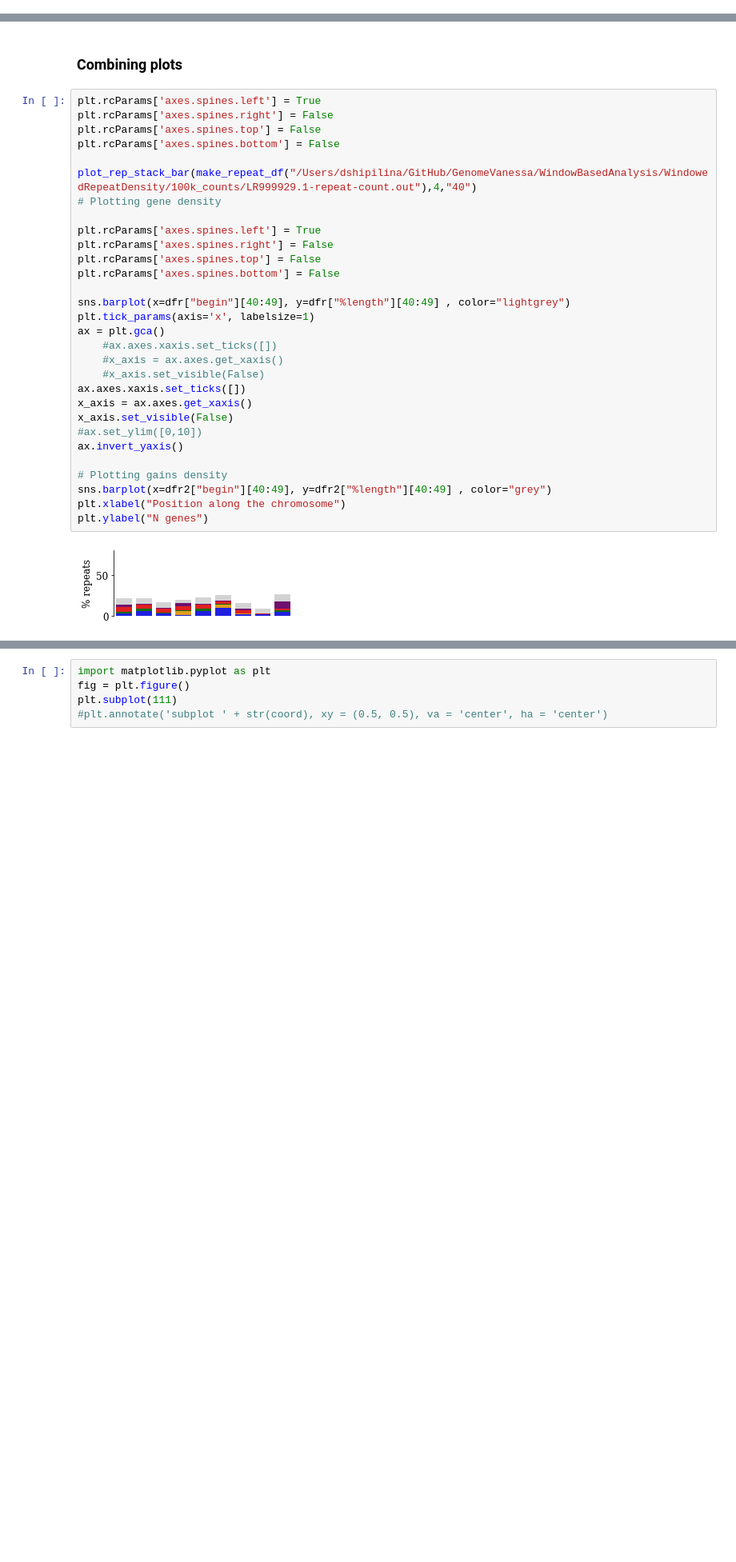
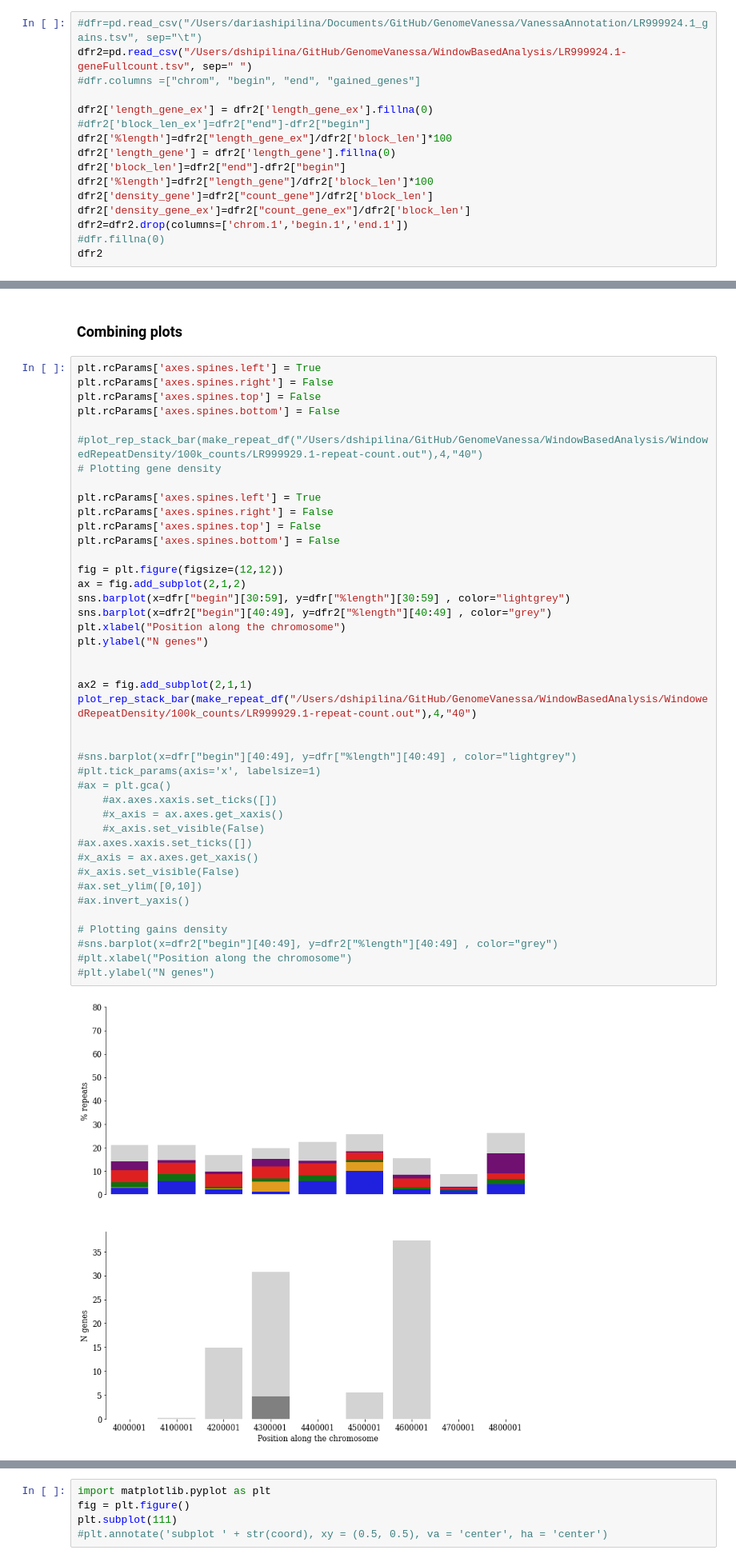
Before and after one commit to DaSh-bash/GenomeVanessa, a Jupyter notebook: Figures/VanessaGenomeFigures.ipynb, the cells around one changed output, grey strips where cells are left out. Shown: that part at 80% size. Drawn from its saved outputs; the diff is of its cells as text; blank space fills up the shorter version.

Commit message:
plotting

```diff
--- a/Figures/VanessaGenomeFigures.ipynb
+++ b/Figures/VanessaGenomeFigures.ipynb
@@ -666,0 +669,16 @@ Text(0, 0.5, 'N genes')
+# %%
+#dfr=pd.read_csv("/Users/dariashipilina/Documents/GitHub/GenomeVanessa/VanessaAnnotation/LR999924.1_gains.tsv", sep="\t")
+dfr2=pd.read_csv("/Users/dshipilina/GitHub/GenomeVanessa/WindowBasedAnalysis/LR999924.1-geneFullcount.tsv", sep=" ")
+#dfr.columns =["chrom", "begin", "end", "gained_genes"]
+
+dfr2['length_gene_ex'] = dfr2['length_gene_ex'].fillna(0)
+#dfr2['block_len_ex']=dfr2["end"]-dfr2["begin"]
+dfr2['%length']=dfr2["length_gene_ex"]/dfr2['block_len']*100
+dfr2['length_gene'] = dfr2['length_gene'].fillna(0)
+dfr2['block_len']=dfr2["end"]-dfr2["begin"]
+dfr2['%length']=dfr2["length_gene"]/dfr2['block_len']*100
+dfr2['density_gene']=dfr2["count_gene"]/dfr2['block_len']
+dfr2['density_gene_ex']=dfr2["count_gene_ex"]/dfr2['block_len']
+dfr2=dfr2.drop(columns=['chrom.1','begin.1','end.1'])
+#dfr.fillna(0)
+dfr2
@@ -669,32 +691,44 @@ Text(0, 0.5, 'N genes')
 # %%
 plt.rcParams['axes.spines.left'] = True
 plt.rcParams['axes.spines.right'] = False
 plt.rcParams['axes.spines.top'] = False
 plt.rcParams['axes.spines.bottom'] = False
 
-plot_rep_stack_bar(make_repeat_df("/Users/dshipilina/GitHub/GenomeVanessa/WindowBasedAnalysis/WindowedRepeatDensity/100k_counts/LR999929.1-repeat-count.out"),4,"40")
+#plot_rep_stack_bar(make_repeat_df("/Users/dshipilina/GitHub/GenomeVanessa/WindowBasedAnalysis/WindowedRepeatDensity/100k_counts/LR999929.1-repeat-count.out"),4,"40")
 # Plotting gene density
 
 plt.rcParams['axes.spines.left'] = True
 plt.rcParams['axes.spines.right'] = False
 plt.rcParams['axes.spines.top'] = False
 plt.rcParams['axes.spines.bottom'] = False
 
-sns.barplot(x=dfr["begin"][40:49], y=dfr["%length"][40:49] , color="lightgrey")
-plt.tick_params(axis='x', labelsize=1)
-ax = plt.gca()
+fig = plt.figure(figsize=(12,12))
+ax = fig.add_subplot(2,1,2)
+sns.barplot(x=dfr["begin"][30:59], y=dfr["%length"][30:59] , color="lightgrey")
+sns.barplot(x=dfr2["begin"][40:49], y=dfr2["%length"][40:49] , color="grey")
+plt.xlabel("Position along the chromosome")
+plt.ylabel("N genes")
+
+
+ax2 = fig.add_subplot(2,1,1)
+plot_rep_stack_bar(make_repeat_df("/Users/dshipilina/GitHub/GenomeVanessa/WindowBasedAnalysis/WindowedRepeatDensity/100k_counts/LR999929.1-repeat-count.out"),4,"40")
+
+
+#sns.barplot(x=dfr["begin"][40:49], y=dfr["%length"][40:49] , color="lightgrey")
+#plt.tick_params(axis='x', labelsize=1)
+#ax = plt.gca()
     #ax.axes.xaxis.set_ticks([])
     #x_axis = ax.axes.get_xaxis()
     #x_axis.set_visible(False)
-ax.axes.xaxis.set_ticks([])
-x_axis = ax.axes.get_xaxis()
-x_axis.set_visible(False)
+#ax.axes.xaxis.set_ticks([])
+#x_axis = ax.axes.get_xaxis()
+#x_axis.set_visible(False)
 #ax.set_ylim([0,10])
-ax.invert_yaxis()
+#ax.invert_yaxis()
 
 # Plotting gains density
-sns.barplot(x=dfr2["begin"][40:49], y=dfr2["%length"][40:49] , color="grey")
-plt.xlabel("Position along the chromosome")
-plt.ylabel("N genes")
+#sns.barplot(x=dfr2["begin"][40:49], y=dfr2["%length"][40:49] , color="grey")
+#plt.xlabel("Position along the chromosome")
+#plt.ylabel("N genes")
 # %% [output]
-[figure, old version]
+[figure, new version]
```
Also changed, not shown: parts of 8 cells of this notebook, 5 other files.
